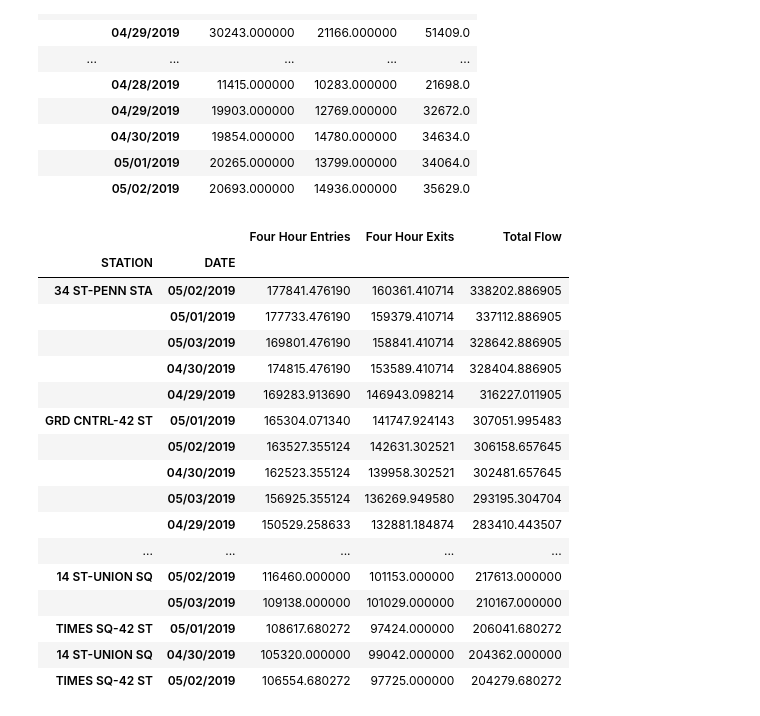
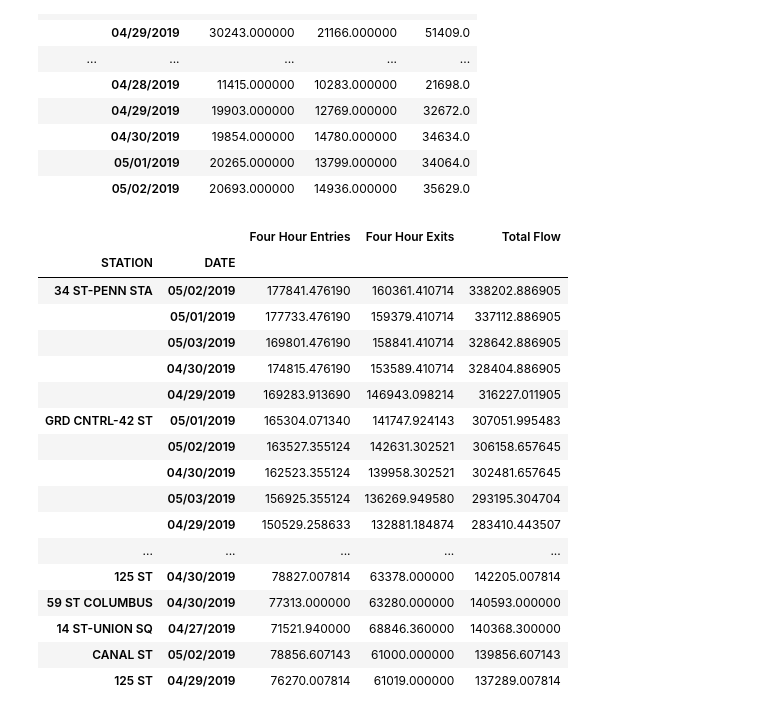
Before and after one commit to ejfeldman7/Metis_Project_1, a Jupyter notebook: first_notebook.ipynb, the cells around one changed output. Saved outputs shown, nothing was run; the diff lists cells and outputs as text; code cells hidden in the pictures.

```diff
--- a/first_notebook.ipynb
+++ b/first_notebook.ipynb
@@ -123,23 +124,23 @@ df1_daily.head(20)
 |  | 05/01/2019 | 20265.000000 | 13799.000000 | 34064.0 |
 |  | 05/02/2019 | 20693.000000 | 14936.000000 | 35629.0 |
 # %%
-df1_daily.sort_values(by=['Total Flow'],ascending=False).head(20)
+df1_daily.sort_values(by=['Total Flow'],ascending=False).head(60)
 # %% [output]
 |  |  | Four Hour Entries | Four Hour Exits | Total Flow |
 | STATION | DATE |  |  |  |
 | 34 ST-PENN STA | 05/02/2019 | 177841.476190 | 160361.410714 | 338202.886905 |
 |  | 05/01/2019 | 177733.476190 | 159379.410714 | 337112.886905 |
 |  | 05/03/2019 | 169801.476190 | 158841.410714 | 328642.886905 |
 |  | 04/30/2019 | 174815.476190 | 153589.410714 | 328404.886905 |
 |  | 04/29/2019 | 169283.913690 | 146943.098214 | 316227.011905 |
 | GRD CNTRL-42 ST | 05/01/2019 | 165304.071340 | 141747.924143 | 307051.995483 |
 |  | 05/02/2019 | 163527.355124 | 142631.302521 | 306158.657645 |
 |  | 04/30/2019 | 162523.355124 | 139958.302521 | 302481.657645 |
 |  | 05/03/2019 | 156925.355124 | 136269.949580 | 293195.304704 |
 |  | 04/29/2019 | 150529.258633 | 132881.184874 | 283410.443507 |
 | ... | ... | ... | ... | ... |
-| 14 ST-UNION SQ | 05/02/2019 | 116460.000000 | 101153.000000 | 217613.000000 |
-|  | 05/03/2019 | 109138.000000 | 101029.000000 | 210167.000000 |
-| TIMES SQ-42 ST | 05/01/2019 | 108617.680272 | 97424.000000 | 206041.680272 |
-| 14 ST-UNION SQ | 04/30/2019 | 105320.000000 | 99042.000000 | 204362.000000 |
-| TIMES SQ-42 ST | 05/02/2019 | 106554.680272 | 97725.000000 | 204279.680272 |
+| 125 ST | 04/30/2019 | 78827.007814 | 63378.000000 | 142205.007814 |
+| 59 ST COLUMBUS | 04/30/2019 | 77313.000000 | 63280.000000 | 140593.000000 |
+| 14 ST-UNION SQ | 04/27/2019 | 71521.940000 | 68846.360000 | 140368.300000 |
+| CANAL ST | 05/02/2019 | 78856.607143 | 61000.000000 | 139856.607143 |
+| 125 ST | 04/29/2019 | 76270.007814 | 61019.000000 | 137289.007814 |
```
Also changed, not shown: parts of 7 cells of this notebook.
